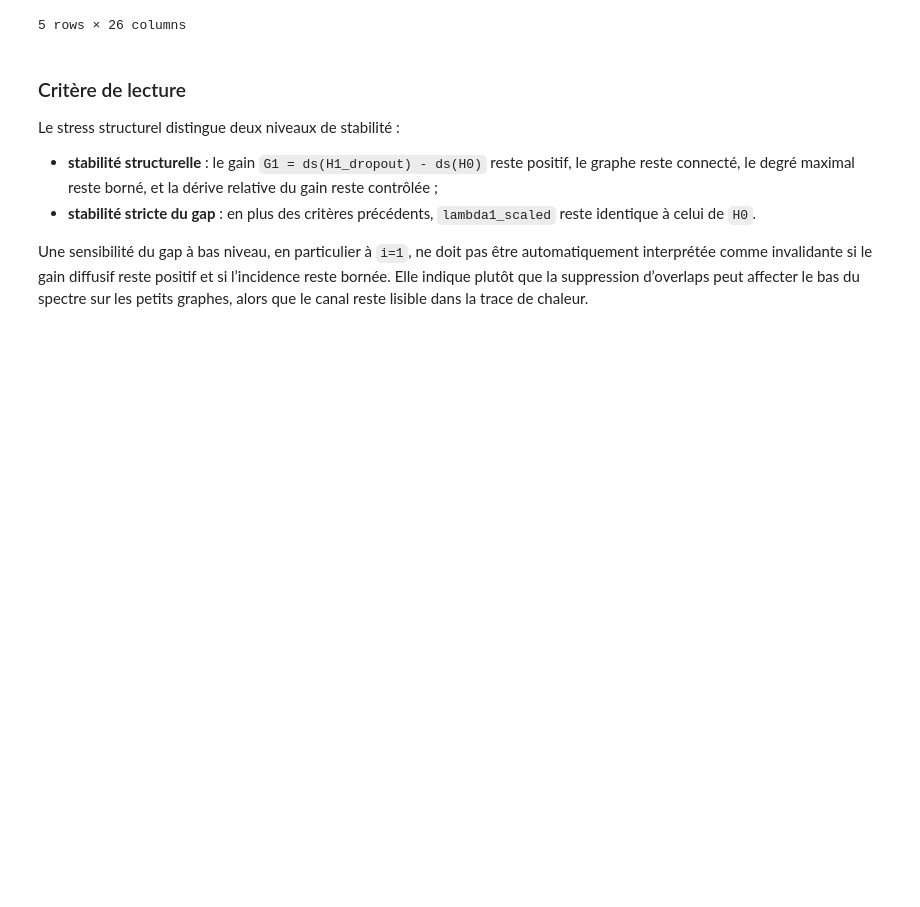
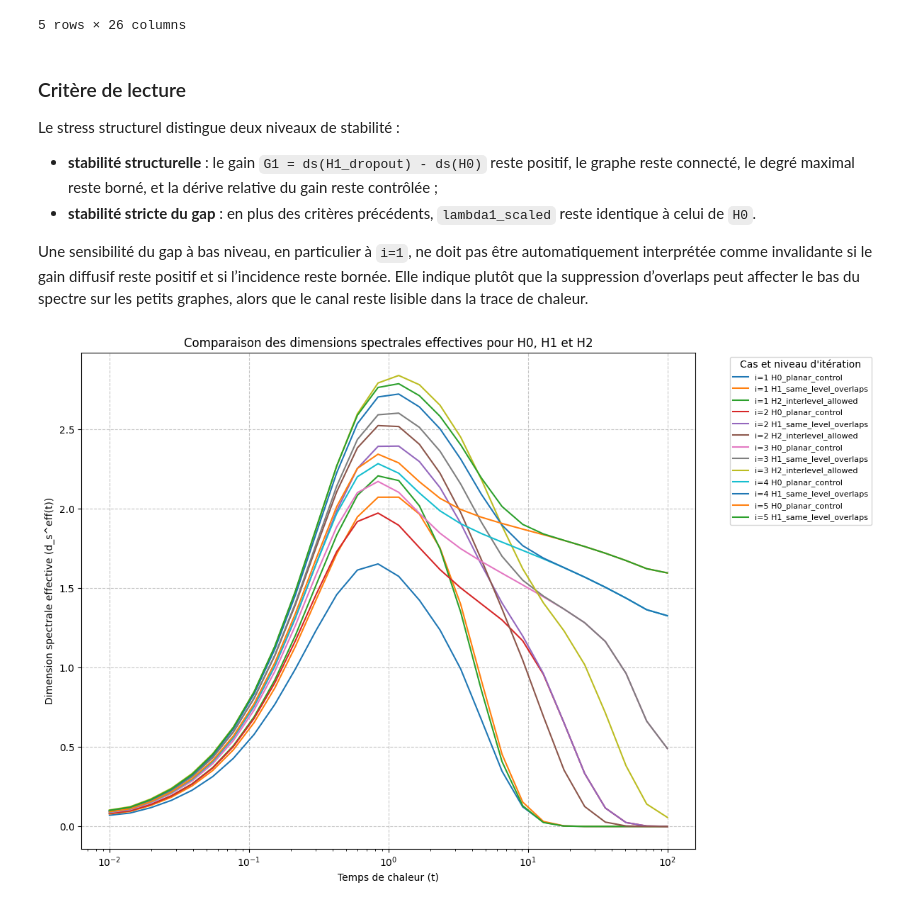
Before and after one commit to cduplan59/CFT_analysis, a Jupyter notebook: ROSG_Test_Zi12345_plus_H1_perturbative_hardstress.ipynb, the cells around one changed output. Cells and saved outputs as stored; diff of their text form; code cells hidden in the pictures; blank space fills up the shorter version.

```diff
--- a/ROSG_Test_Zi12345_plus_H1_perturbative_hardstress.ipynb
+++ b/ROSG_Test_Zi12345_plus_H1_perturbative_hardstress.ipynb
@@ -1441,3 +1441,29 @@ Le stress structurel distingue deux niveaux de stabilité :
 - **stabilité stricte du gap** : en plus des critères précédents, `lambda1_scaled` reste identique à celui de `H0`.
 
 Une sensibilité du gap à bas niveau, en particulier à `i=1`, ne doit pas être automatiquement interprétée comme invalidante si le gain diffusif reste positif et si l’incidence reste bornée. Elle indique plutôt que la suppression d’overlaps peut affecter le bas du spectre sur les petits graphes, alors que le canal reste lisible dans la trace de chaleur.
+# %%
+import matplotlib.pyplot as plt
+import seaborn as sns
+
+# Assuming curves_df is available from the run_audit function output
+# If not, you might need to reload it or re-run the initial audit section
+
+curves_df = pd.read_csv(report["paths"]["heat_curves_csv"])
+
+plt.figure(figsize=(12, 8))
+for (i, case), sub in curves_df.groupby(["target_i", "case"]):
+    # Filter out NaN values for plotting
+    sub = sub.dropna(subset=['ds_eff_t'])
+    if not sub.empty:
+        plt.plot(sub["t"], sub["ds_eff_t"], label=f"i={i} {case}", linestyle='-')
+
+plt.xscale("log")
+plt.xlabel("Temps de chaleur (t)")
+plt.ylabel("Dimension spectrale effective (d_s^eff(t))")
+plt.title("Comparaison des dimensions spectrales effectives pour H0, H1 et H2")
+plt.legend(title="Cas et niveau d'itération", bbox_to_anchor=(1.05, 1), loc='upper left', fontsize=8)
+plt.grid(True, linestyle='--', alpha=0.7)
+plt.tight_layout()
+plt.show()
+# %% [output]
+[figure, added]
```
Also changed, not shown: parts of 1 cell of this notebook.
